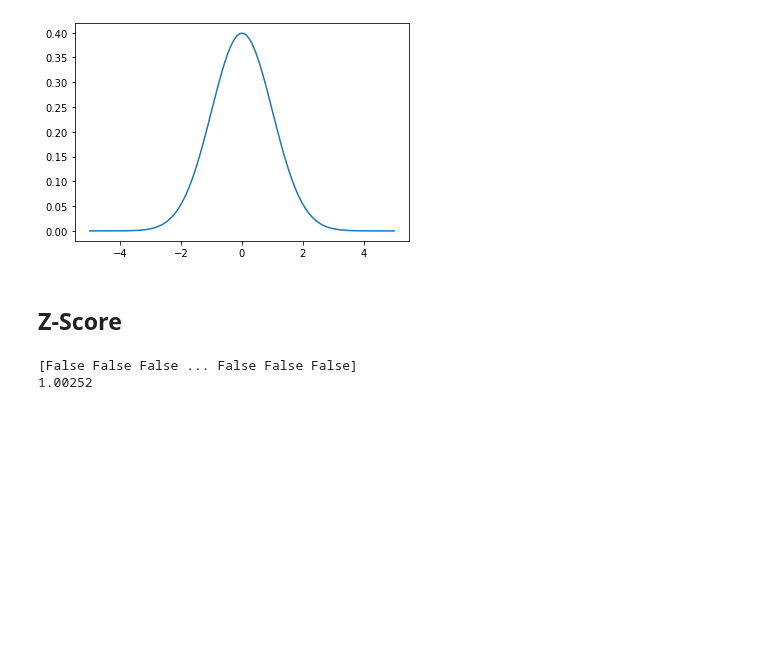
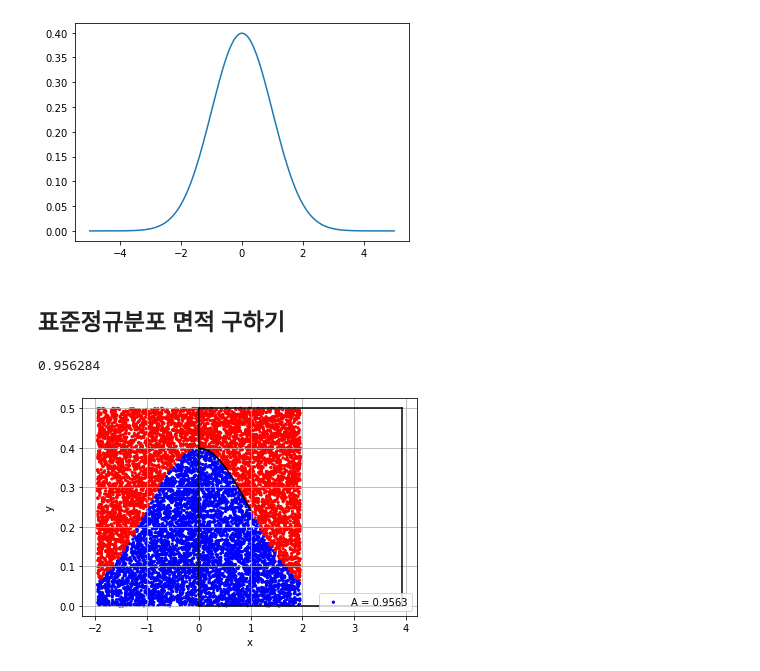
Before and after one commit to stahangryum/unwanted_blog, a Jupyter notebook: _notebooks/2021-10-03-그래프.ipynb, the cells around one changed output. Saved outputs shown, nothing was run; the diff lists cells and outputs as text; code cells hidden in the pictures; blank space fills up the shorter version.

```diff
--- a/_notebooks/2021-10-03-그래프.ipynb
+++ b/_notebooks/2021-10-03-그래프.ipynb
@@ -55,25 +55,45 @@ plt.show()
 # %% [output]
 [figure]
 # %% [markdown]
-## Z-Score
+## 표준정규분포 면적 구하기
 # %%
 def st_normal_distribution(x):
     return np.sqrt(1/(2*np.pi))*(np.exp(-(x**2)/2))
 
-N = int(1e+6)
-W = 20
-H = 0.5
+def area(X):
 
-X = W*np.random.random(N)-10
-Y = H*np.random.random(N)
-F = st_normal_distribution(X)
+    N = int(1e+4)
+    W = 2*X
 
+    H = 0.5
 
+    X = W*np.random.random(N)-W/2
+    Y = H*np.random.random(N)
+    F = st_normal_distribution(X)
 
-in_or_out = Y < F
-A = H * W * np.sum(in_or_out) / N
-print(in_or_out)
-print(A)
+    in_or_out = Y < F
+    A = H * W * np.sum(in_or_out) / N
+    print(A)
+    color = list(map(lambda x: 'blue' if x == True else 'red', in_or_out)) #색 정하기
+
+    x = np.linspace(0, 1, 1000) #함수 그리기
+    y = [st_normal_distribution(x) for x in x]
+    plt.plot(x, y, color = 'black')
+
+    plt.scatter(X, Y, color = color, s=5, label='A = {}'.format(np.round(A, 4)))
+    plt.legend(loc = 'lower right') #범례(legend) 위치
+
+    plt.plot([0, W], [0, 0], color='black') # 사각형 영역
+    plt.plot([W, W], [0, H], color='black')
+    plt.plot([0, W], [H, H], color='black')
+    plt.plot([0, 0], [0, H], color='black')
+
+    plt.xlabel('x')
+    plt.ylabel('y')
+    plt.grid()
+    plt.show()
-# %% [output]
-[False False False ... False False False]
-1.00252
+# %%
+area(1.96) # 95% 신뢰구간
+# %% [output]
+0.956284
+[figure, added]
```
Also changed, not shown: parts of 2 cells of this notebook.
